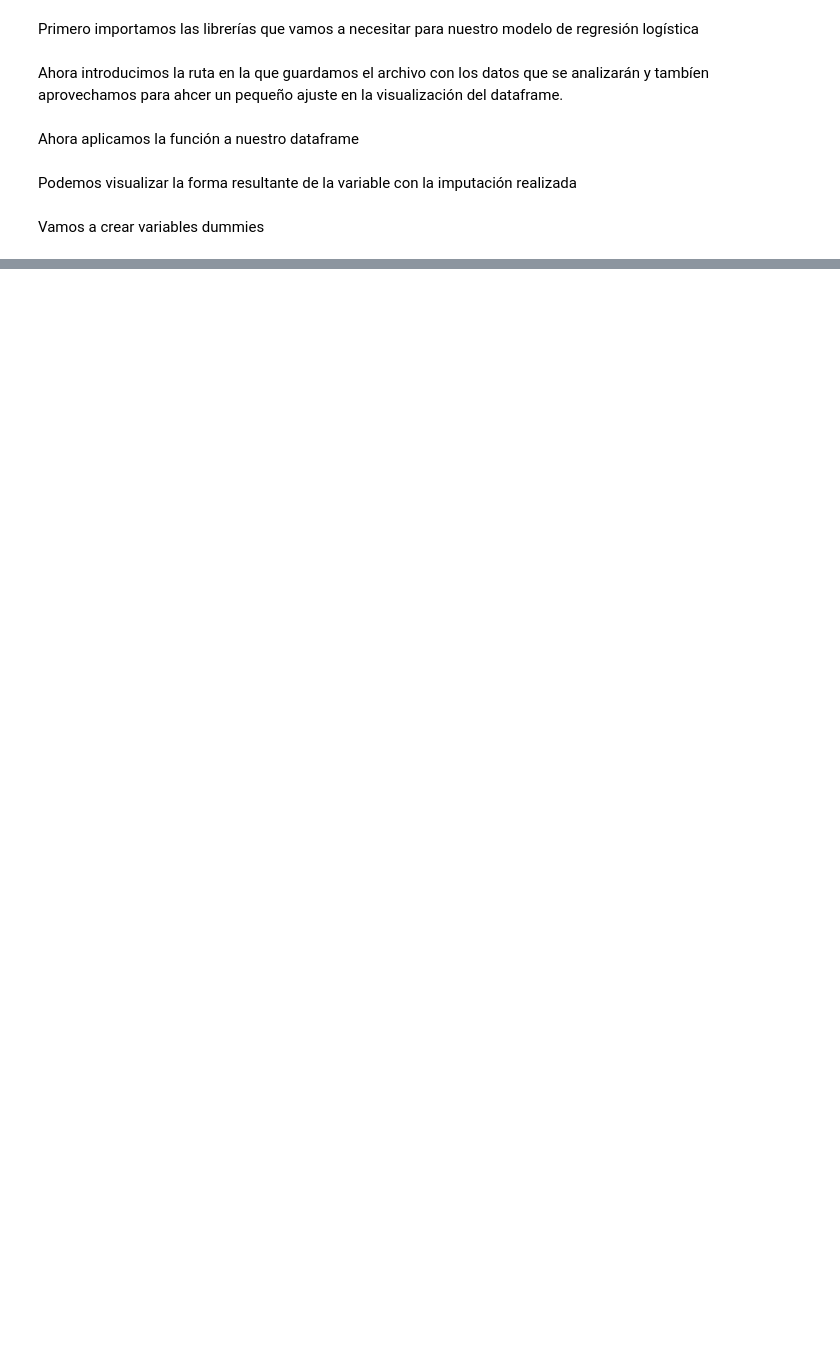
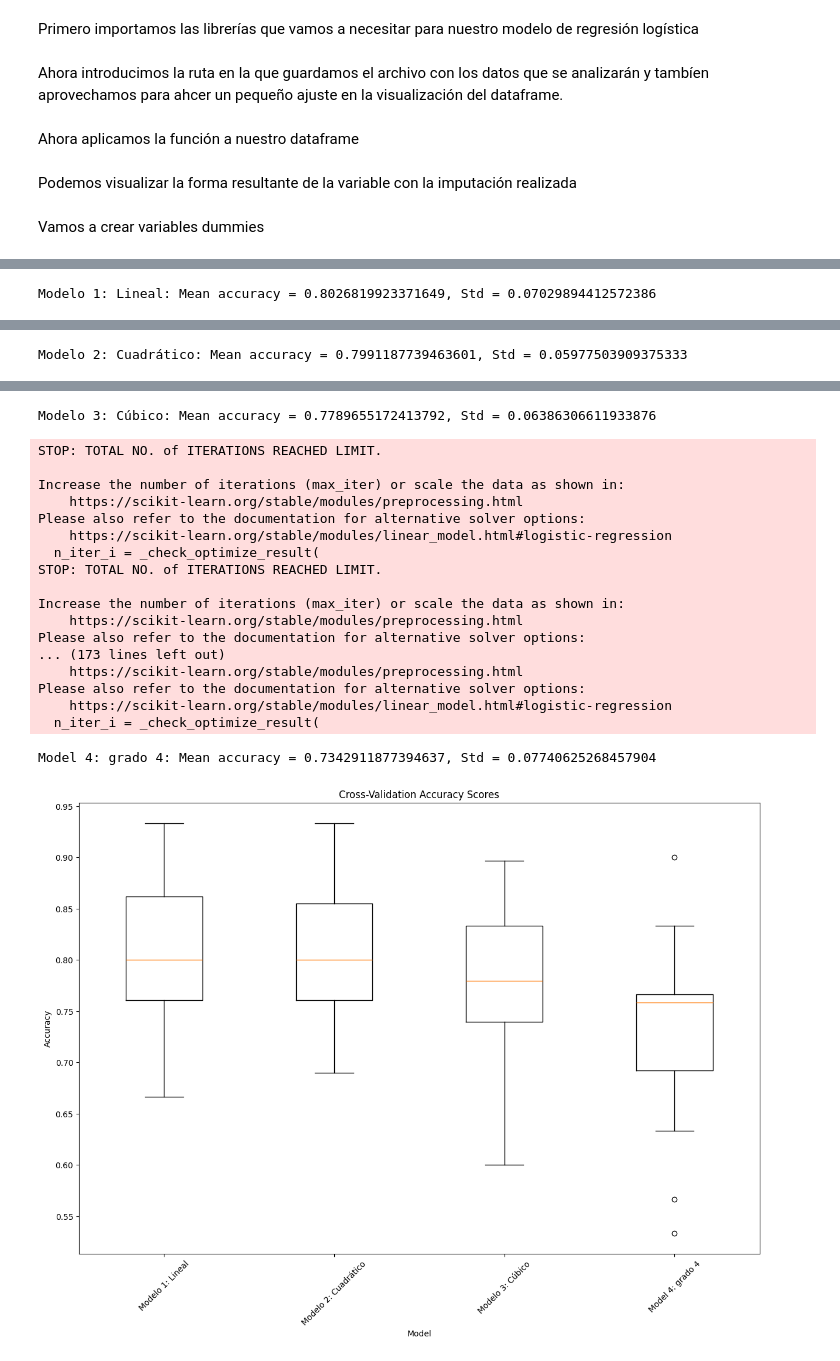
Before and after one commit to loreto73/Titanic, a Jupyter notebook: regresion_log.ipynb, the cells around one changed output, grey strips where cells are left out. Drawn from its saved outputs; the diff is of its cells as text; code cells hidden in the pictures; blank space fills up the shorter version.

```diff
--- a/regresion_log.ipynb
+++ b/regresion_log.ipynb
@@ -12,8 +16,10 @@ import statsmodels.api as sm
 # %% [markdown]
 Ahora introducimos la ruta en la que guardamos el archivo con los datos que se analizarán y tambíen aprovechamos para ahcer un pequeño ajuste en la visualización del dataframe.
 # %%
-train = pd.read_csv('/home/luis-loreto/Documentos/Python/Titanic/Tablas/train.csv')
-test = pd.read_csv('/home/luis-loreto/Documentos/Python/Titanic/Tablas/test.csv')
+train = pd.read_csv('Datos/train.csv')
+X_test = pd.read_csv('Datos/test.csv')
+X_test
+y_test = pd.read_csv('Datos/gender_submission.csv')
 pd.options.display.max_columns = None
 pd.options.display.max_rows = None
 # %%
@@ -45,7 +51,7 @@ def hotdeck_embarked(x):
             # Imputar el valor aleatorio en el índice correspondiente
             x.at[idx, "Embarked"] = random_value
 
-    return train
+    return x
 # %%
 def hotdeck_fare(x):
     for column in x.columns:
@@ -80,0 +84,48 @@ test = hotdeck_fare(test)
+# %%
+from sklearn.model_selection import KFold, cross_val_score
+from sklearn.linear_model import LogisticRegression
+from sklearn.preprocessing import PolynomialFeatures
+from sklearn.pipeline import Pipeline
+import pandas as pd
+import numpy as np
+import matplotlib.pyplot as plt
+
+# Supongamos que tienes tus datos en X_train y Y_train
+X_train = train[["Age", "SibSp", "Parch", "Fare", "Sex_male", "Pclass_2", "Pclass_3", "Embarked_Q", "Embarked_S"]]
+Y_train = train["Survived"]
+
+# Definir los modelos con diferentes combinaciones de polinomios de grado 2 y 3
+models = {
+    'Modelo 1: Lineal': LogisticRegression(),
+    'Modelo 2: Cuadrático': Pipeline([
+        ('poly', PolynomialFeatures(degree=2, include_bias=True, interaction_only=False)),
+        ('logistic', LogisticRegression())
+    ]),
+    'Modelo 3: Cúbico': Pipeline([
+        ('poly', PolynomialFeatures(degree=3, include_bias=True, interaction_only=False)),
+        ('logistic', LogisticRegression())
+    ]),
+    'Model 4: grado 4': Pipeline([
+        ('poly', PolynomialFeatures(degree=4, include_bias=True, interaction_only=False)),
+        ('logistic', LogisticRegression())
+    ])
+}
+
+kf = KFold(n_splits=30)  # Aquí usamos 10 folds
+
+results = {}
+
+for model_name, model in models.items():
+    scores = cross_val_score(model, X_train, Y_train, cv=kf, scoring='accuracy')
+    results[model_name] = scores
+    print(f'{model_name}: Mean accuracy = {np.mean(scores)}, Std = {np.std(scores)}')
+
+# Graficar los resultados
+plt.figure(figsize=(15, 10))
+plt.boxplot(results.values(), labels=results.keys())
+plt.title('Cross-Validation Accuracy Scores')
+plt.ylabel('Accuracy')
+plt.xlabel('Model')
+plt.xticks(rotation=45)
+plt.show()
+# %% [output]
@@ -80,0 +149 @@ test = hotdeck_fare(test)
+Modelo 1: Lineal: Mean accuracy = 0.8026819923371649, Std = 0.07029894412572386
@@ -80,0 +167 @@ test = hotdeck_fare(test)
+Modelo 2: Cuadrático: Mean accuracy = 0.7991187739463601, Std = 0.05977503909375333
@@ -80,0 +185,20 @@ test = hotdeck_fare(test)
+Modelo 3: Cúbico: Mean accuracy = 0.7789655172413792, Std = 0.06386306611933876
+STOP: TOTAL NO. of ITERATIONS REACHED LIMIT.
+
+Increase the number of iterations (max_iter) or scale the data as shown in:
+    https://scikit-learn.org/stable/modules/preprocessing.html
+Please also refer to the documentation for alternative solver options:
+    https://scikit-learn.org/stable/modules/linear_model.html#logistic-regression
+  n_iter_i = _check_optimize_result(
+STOP: TOTAL NO. of ITERATIONS REACHED LIMIT.
+
+Increase the number of iterations (max_iter) or scale the data as shown in:
+    https://scikit-learn.org/stable/modules/preprocessing.html
+Please also refer to the documentation for alternative solver options:
+... (173 lines left out)
+    https://scikit-learn.org/stable/modules/preprocessing.html
+Please also refer to the documentation for alternative solver options:
+    https://scikit-learn.org/stable/modules/linear_model.html#logistic-regression
+  n_iter_i = _check_optimize_result(
+Model 4: grado 4: Mean accuracy = 0.7342911877394637, Std = 0.07740625268457904
+[figure, added]
```
Also changed, not shown: parts of 31 cells of this notebook, 2 other files.
